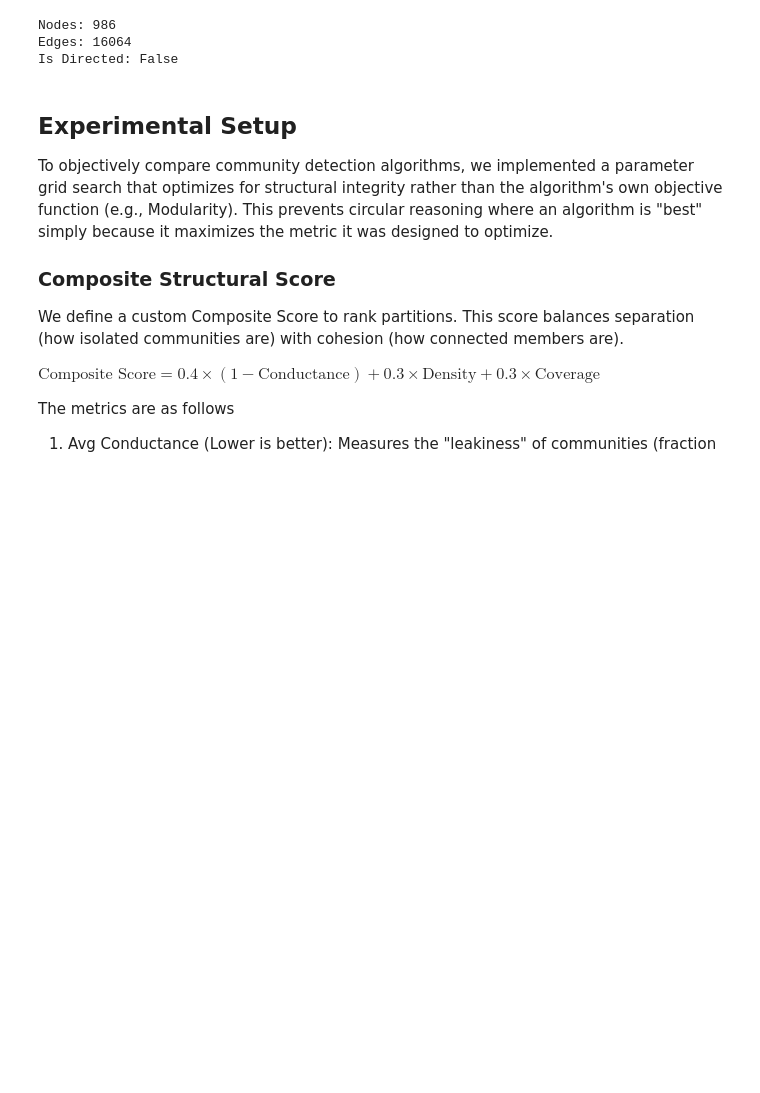
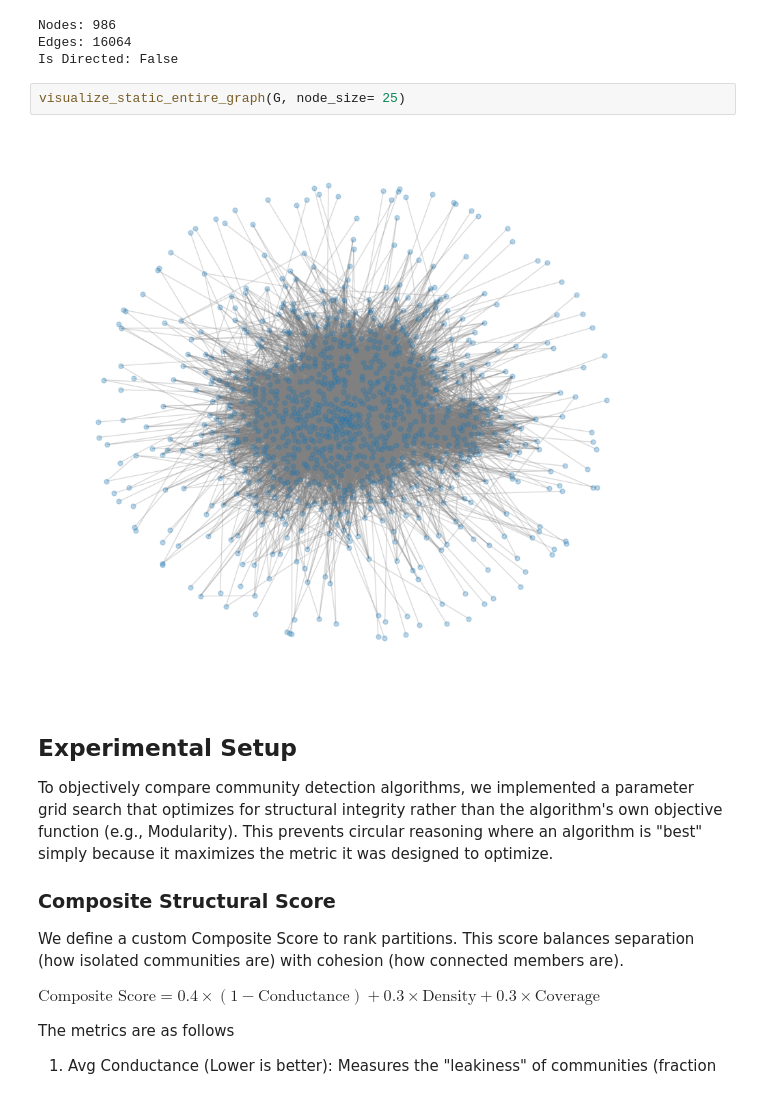
Before and after one commit to Carda01/community_detection, a Jupyter notebook: community_detection_measures_email-EU.ipynb, the cells around one changed output. Saved outputs shown, nothing was run; the diff lists cells and outputs as text; blank space fills up the shorter version.

```diff
--- a/community_detection_measures_email-EU.ipynb
+++ b/community_detection_measures_email-EU.ipynb
@@ -68,6 +71,10 @@ print(f"Is Directed: {G.is_directed()}")
 Nodes: 986
 Edges: 16064
 Is Directed: False
+# %%
+visualize_static_entire_graph(G, node_size= 25)
+# %% [output]
+[figure, added]
 # %% [markdown]
 ## Experimental Setup
 
```
Also changed, not shown: parts of 5 cells of this notebook, 1 other file.
